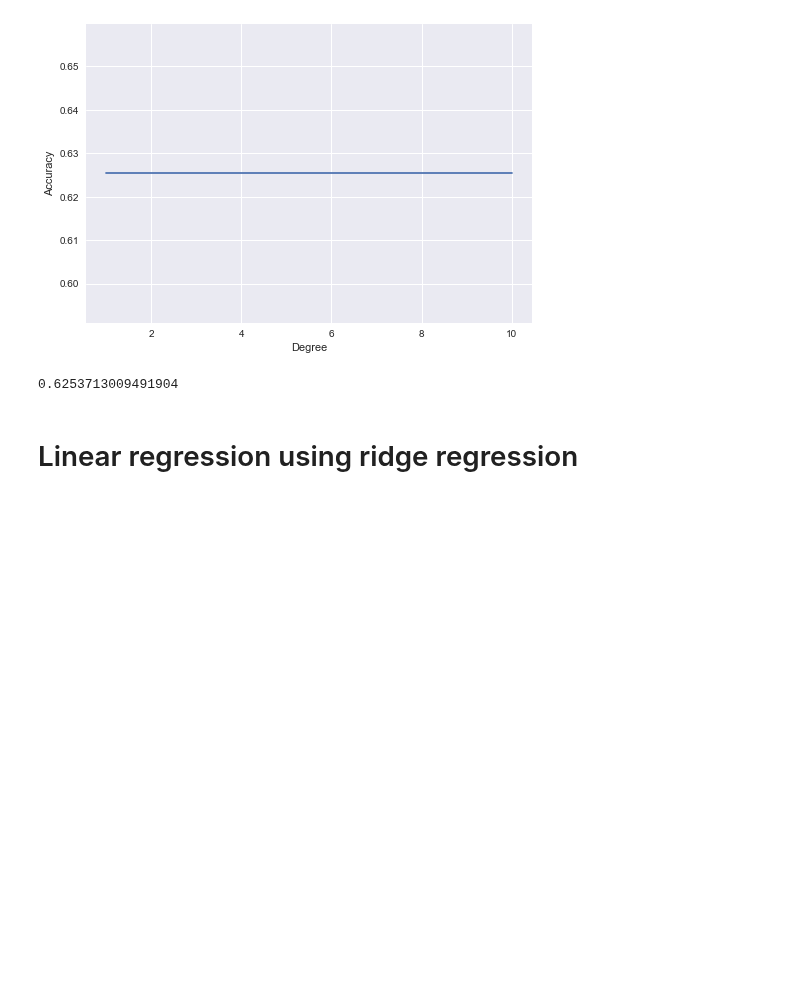
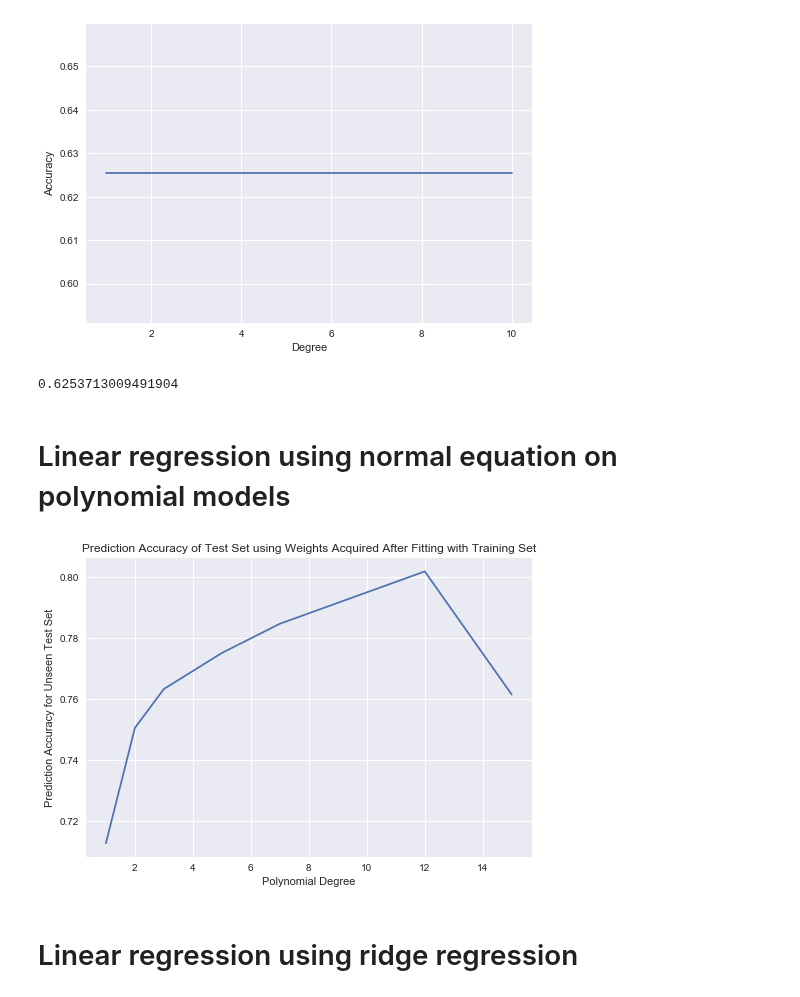
Before and after one commit to hhschede/machine_learning, a Jupyter notebook: project_1/main.ipynb, the cells around one changed output. Saved outputs shown, nothing was run; the diff lists cells and outputs as text; code cells hidden in the pictures; blank space fills up the shorter version.

```diff
--- a/project_1/main.ipynb
+++ b/project_1/main.ipynb
@@ -112,6 +146,34 @@ print(np.max(pred))
 [figure]
 [figure]
 0.6253713009491904
+# %% [markdown]
+# Linear regression using normal equation on polynomial models
+# %%
+# Make chart as a function of polynomial. On the y axis is the prediction accuracy
+def pred_accuracy(predict, y):
+    compare = (predict == y)
+    percent = compare.mean()
+    return percent
+
+prediction_accuracy = []
+degrees = [1,2,3,5,7,12,15]
+
+for degree in degrees:
+    X_train_poly = build_poly(X_train, degree)
+    X_test_poly = build_poly(X_test, degree)
+    w = least_squares(y_train, X_train_poly)
+
+    pred_ytest = predict_labels(w, X_test_poly)
+    pred_accu = pred_accuracy(pred_ytest, y_test)
+    prediction_accuracy.append(pred_accu)
+
+plt.plot(degrees, prediction_accuracy)
+plt.title('Prediction Accuracy of Test Set using Weights Acquired After Fitting with Training Set')
+plt.xlabel('Polynomial Degree')
+plt.ylabel('Prediction Accuracy for Unseen Test Set')
+plt.show()
+# %% [output]
+[figure, added]
 # %% [markdown]
 Linear regression using ridge regression
 ===
```
Also changed, not shown: parts of 7 cells of this notebook.
